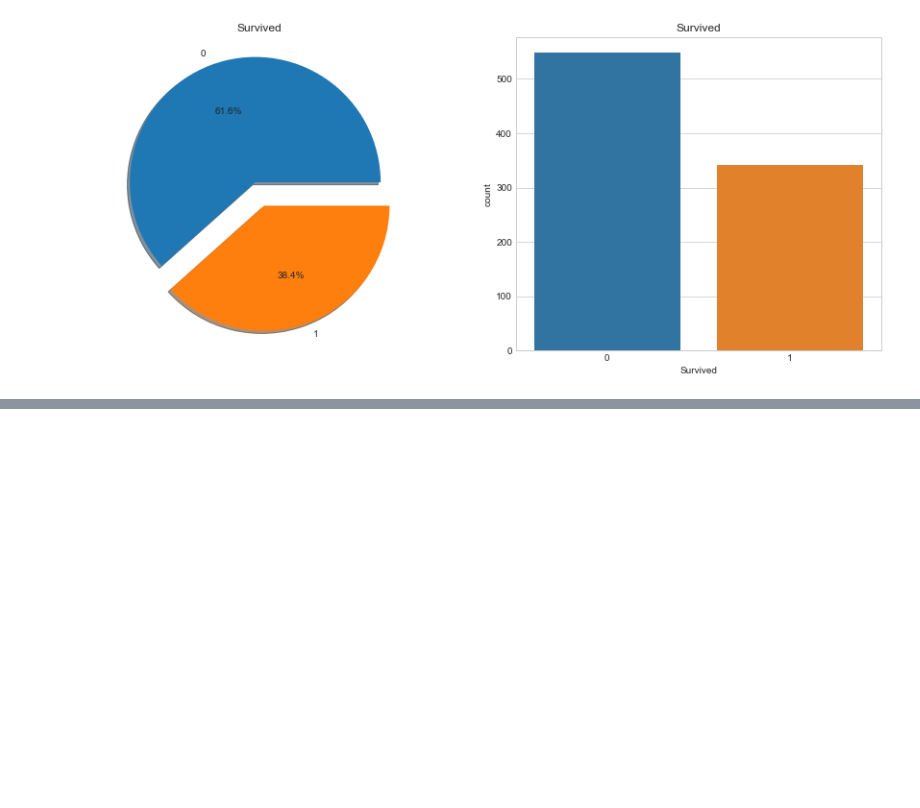
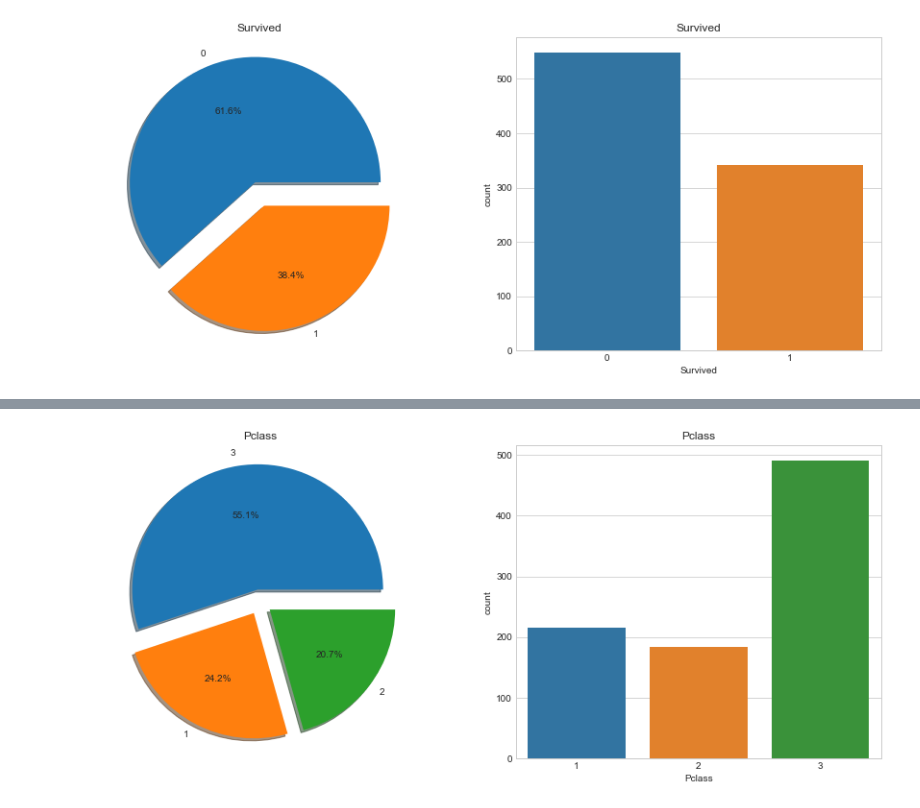
Before and after one commit to wy-july/titanic, a Jupyter notebook: Untitled.ipynb, the cells around one changed output, grey strips where cells are left out. Drawn from its saved outputs; the diff is of its cells as text; code cells hidden in the pictures; blank space fills up the shorter version.

```diff
--- a/Untitled.ipynb
+++ b/Untitled.ipynb
@@ -274,0 +297,4 @@ piecount('Survived')
+# %%
+piecount("Pclass")
+# %% [output]
+[figure, added]
```
Also changed, not shown: parts of 72 cells of this notebook.
